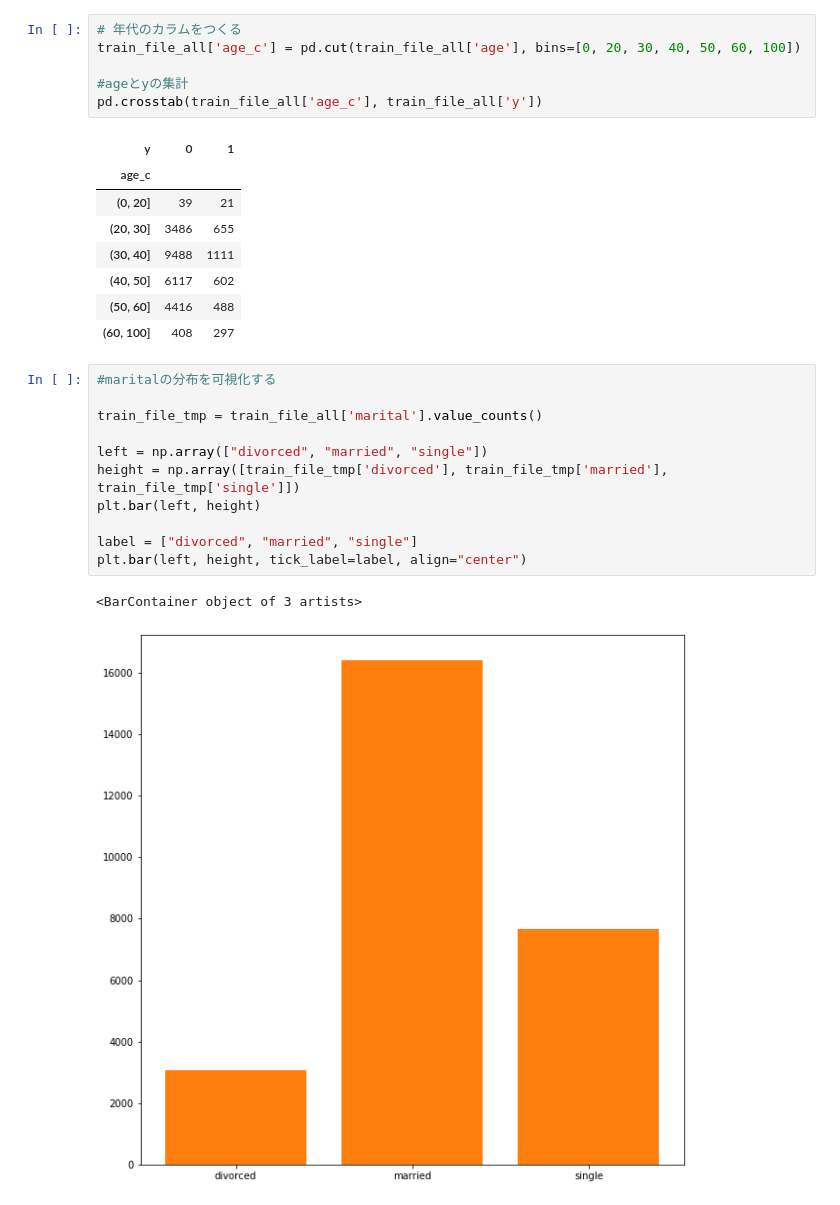
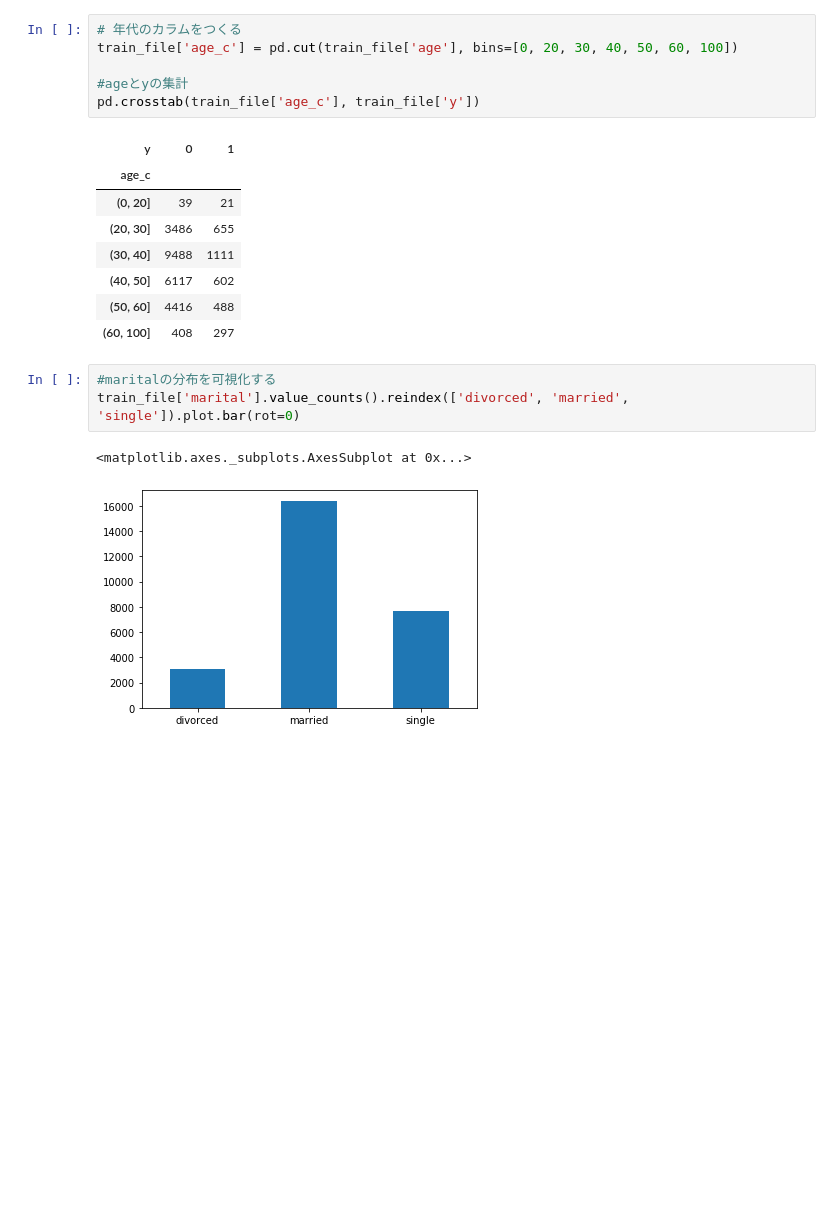
Before and after one commit to c-suginoshita/test_repository, a Jupyter notebook: R_Basic.ipynb, the cells around one changed output. Drawn from its saved outputs; the diff is of its cells as text; blank space fills up the shorter version.

```diff
--- a/R_Basic.ipynb
+++ b/R_Basic.ipynb
@@ -104,10 +101,10 @@ pd.crosstab(train_file_all['job'], train_file_all['y'])
 | unknown | 160 | 18 |
 # %%
 # 年代のカラムをつくる
-train_file_all['age_c'] = pd.cut(train_file_all['age'], bins=[0, 20, 30, 40, 50, 60, 100])
+train_file['age_c'] = pd.cut(train_file['age'], bins=[0, 20, 30, 40, 50, 60, 100])
 
 #ageとyの集計
-pd.crosstab(train_file_all['age_c'], train_file_all['y'])
+pd.crosstab(train_file['age_c'], train_file['y'])
 # %% [output]
 | y | 0 | 1 |
 | age_c |  |  |
@@ -117,17 +114,9 @@ pd.crosstab(train_file_all['age_c'], train_file_all['y'])
 | (40, 50] | 6117 | 602 |
 | (50, 60] | 4416 | 488 |
 | (60, 100] | 408 | 297 |
-# %%
-#maritalの分布を可視化する
-
-train_file_tmp = train_file_all['marital'].value_counts()
-
-left = np.array(["divorced", "married", "single"])
-height = np.array([train_file_tmp['divorced'], train_file_tmp['married'], train_file_tmp['single']])
-plt.bar(left, height)
-
-label = ["divorced", "married", "single"]
-plt.bar(left, height, tick_label=label, align="center")
-# %% [output]
-<BarContainer object of 3 artists>
-[figure, removed]
+# %%
+#maritalの分布を可視化する
+train_file['marital'].value_counts().reindex(['divorced', 'married', 'single']).plot.bar(rot=0)
+# %% [output]
+<matplotlib.axes._subplots.AxesSubplot at 0x...>
+[figure, added]
```
Also changed, not shown: parts of 5 cells of this notebook.
